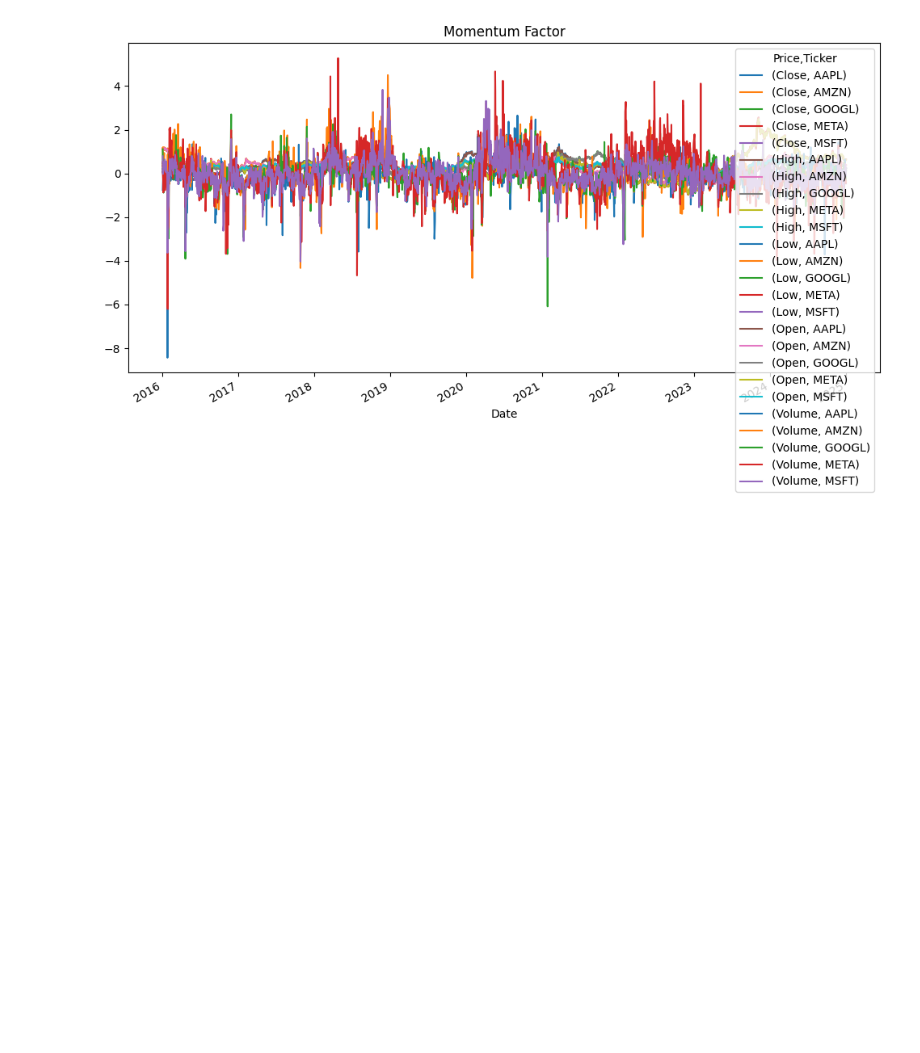
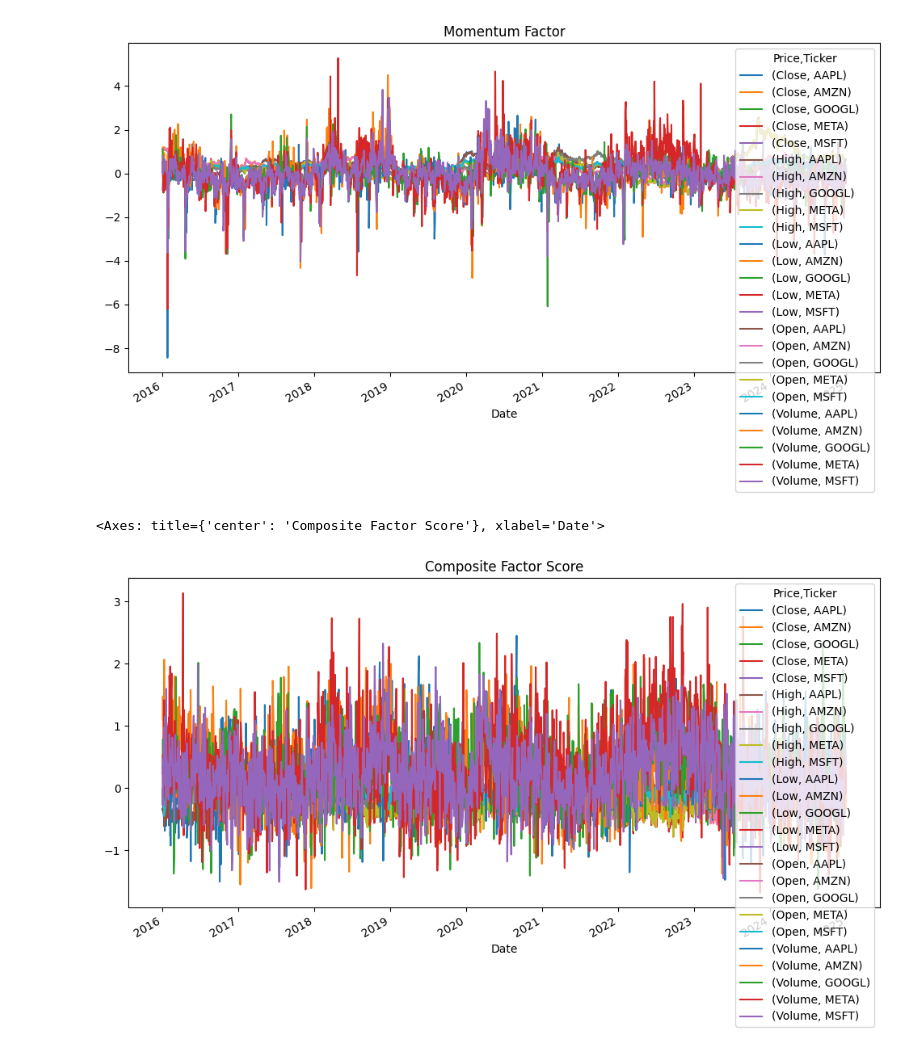
Before and after one commit to ethancyyiu/Factor-Model-Engine, a Jupyter notebook: notebooks/factor_construction.ipynb, the cells around one changed output. Cells and saved outputs as stored; diff of their text form; code cells hidden in the pictures; blank space fills up the shorter version.

```diff
--- a/notebooks/factor_construction.ipynb
+++ b/notebooks/factor_construction.ipynb
@@ -30,9 +30,14 @@ momentum.plot(figsize=(12,6), title="Momentum Factor")
 # %%
 factors = {
     "momentum": momentum,
     "volatility": volatility,
     "reversal": reversal,
     "sma_distance": sma
 }
 
 composite = daily_score(factors)
+
+composite.plot(figsize=(12,6), title="Composite Factor Score")
+# %% [output]
+<Axes: title={'center': 'Composite Factor Score'}, xlabel='Date'>
+[figure, added]
```
